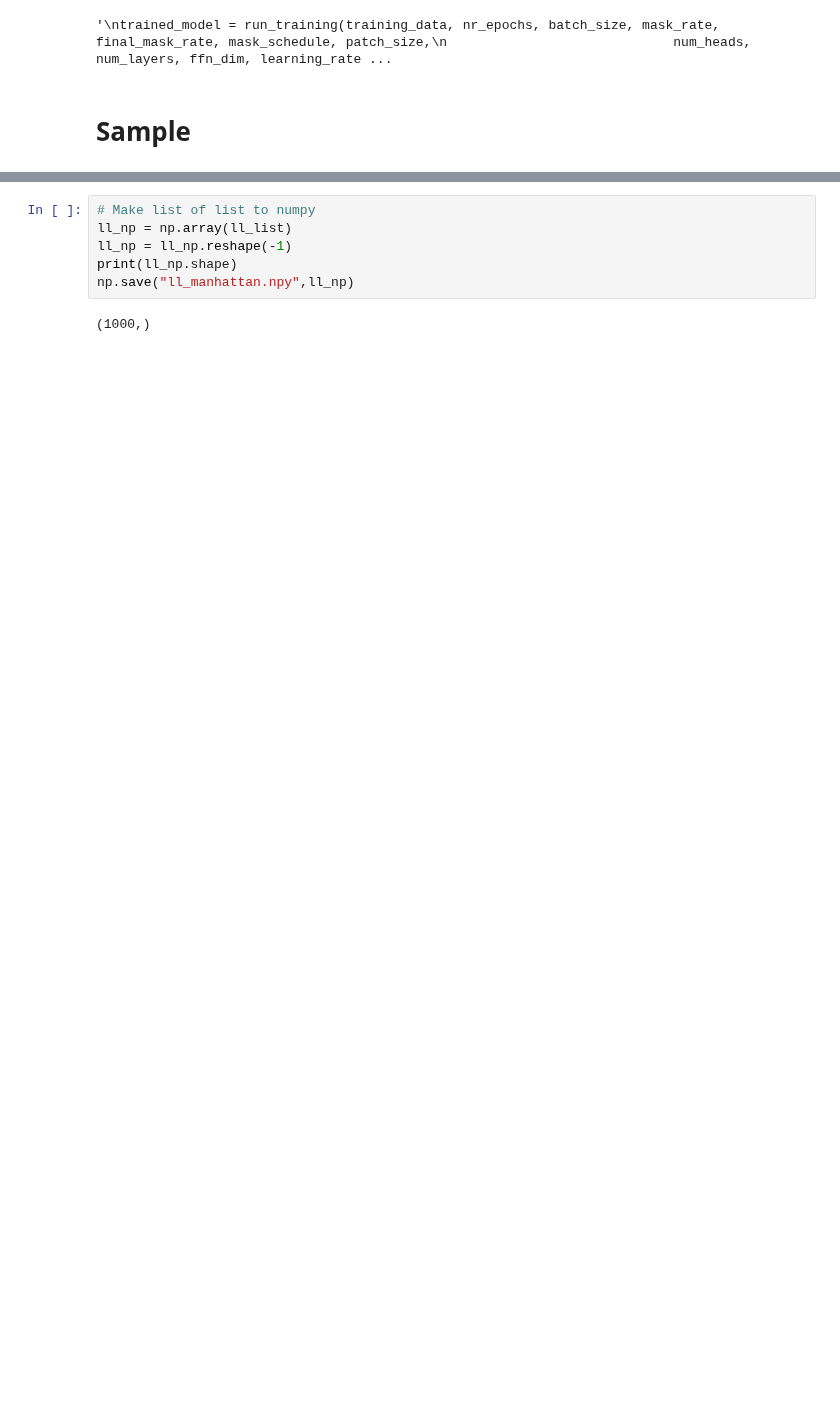
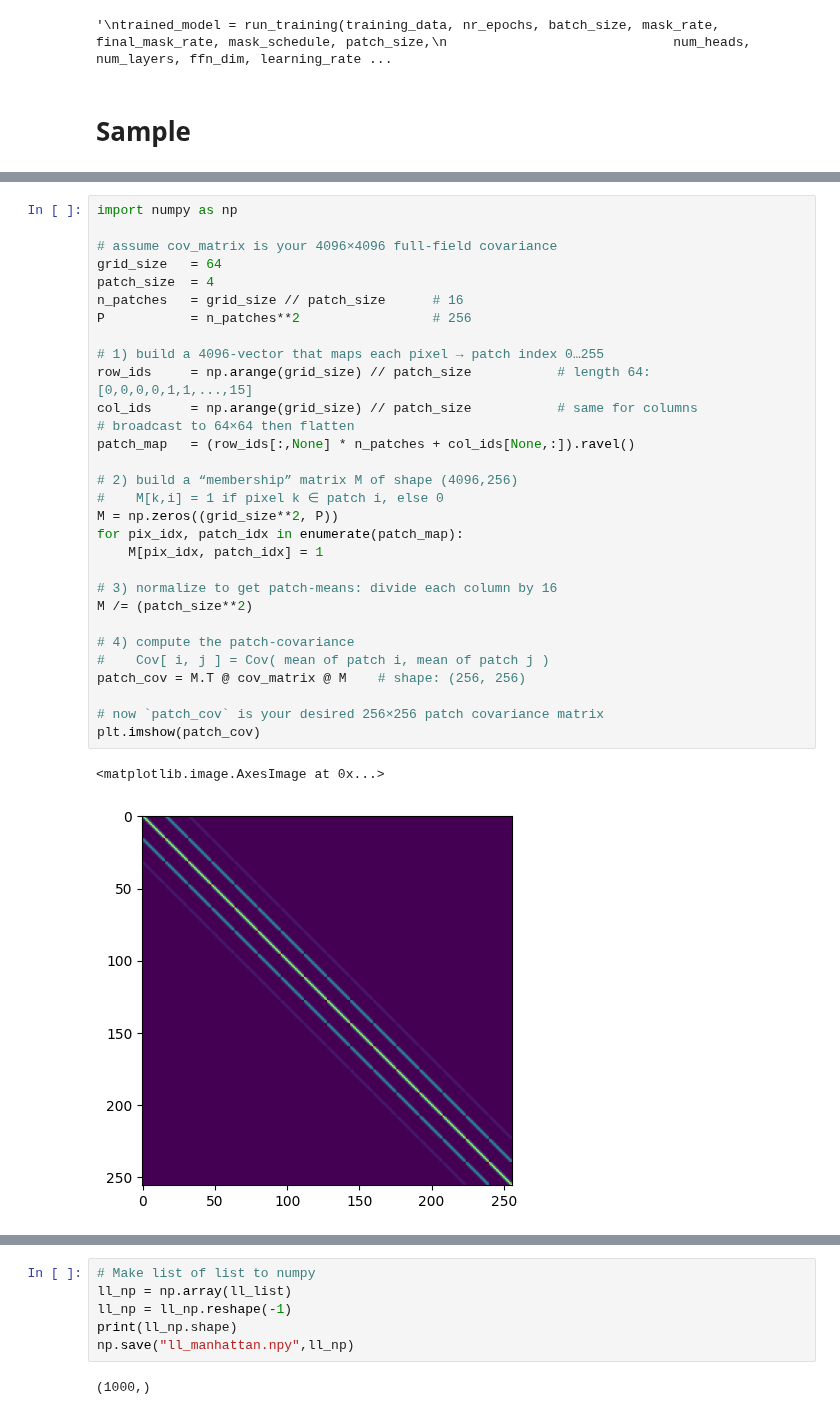
Before and after one commit to OscarOvanger/GeoDecepticon, a Jupyter notebook: ViT_notebook.ipynb, the cells around one changed output, grey strips where cells are left out. Drawn from its saved outputs; the diff is of its cells as text; blank space fills up the shorter version.

```diff
--- a/ViT_notebook.ipynb
+++ b/ViT_notebook.ipynb
@@ -152,0 +230,33 @@ plt.show()
+# %%
+import numpy as np
+
+# assume cov_matrix is your 4096×4096 full‐field covariance
+grid_size   = 64
+patch_size  = 4
+n_patches   = grid_size // patch_size      # 16
+P           = n_patches**2                 # 256
+
+# 1) build a 4096‐vector that maps each pixel → patch index 0…255
+row_ids     = np.arange(grid_size) // patch_size           # length 64: [0,0,0,0,1,1,...,15]
+col_ids     = np.arange(grid_size) // patch_size           # same for columns
+# broadcast to 64×64 then flatten
+patch_map   = (row_ids[:,None] * n_patches + col_ids[None,:]).ravel()
+
+# 2) build a “membership” matrix M of shape (4096,256)
+#    M[k,i] = 1 if pixel k ∈ patch i, else 0
+M = np.zeros((grid_size**2, P))
+for pix_idx, patch_idx in enumerate(patch_map):
+    M[pix_idx, patch_idx] = 1
+
+# 3) normalize to get patch‐means: divide each column by 16
+M /= (patch_size**2)
+
+# 4) compute the patch‐covariance
+#    Cov[ i, j ] = Cov( mean of patch i, mean of patch j )
+patch_cov = M.T @ cov_matrix @ M    # shape: (256, 256)
+
+# now `patch_cov` is your desired 256×256 patch covariance matrix
+plt.imshow(patch_cov)
+# %% [output]
+<matplotlib.image.AxesImage at 0x...>
+[figure, added]
```
Also changed, not shown: parts of 27 cells of this notebook.
